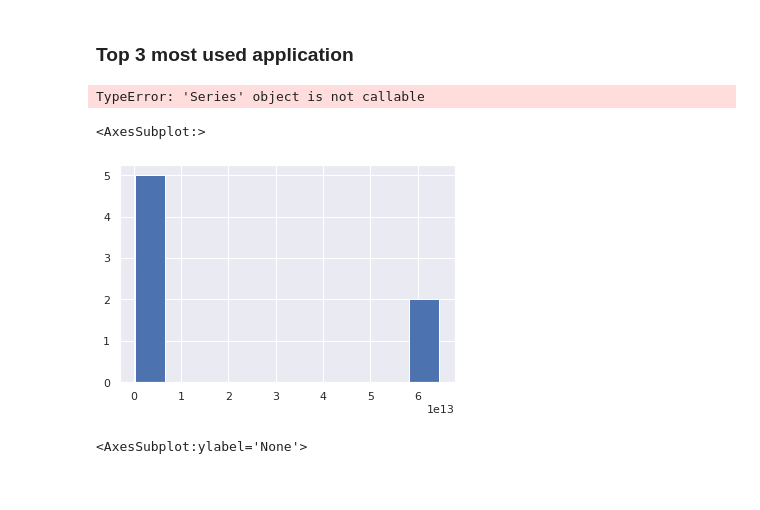
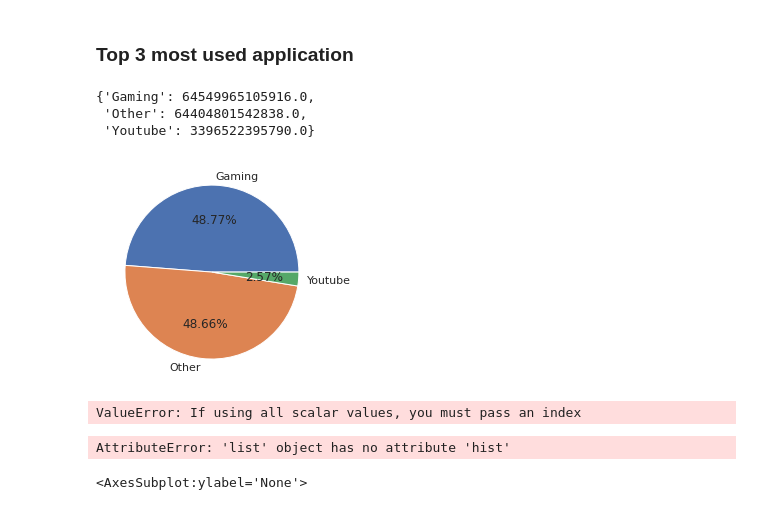
Before and after one commit to luelhagos/User-Analytics-in-the-Telecommunication-Industry, a Jupyter notebook: notebooks/final.ipynb, the cells around one changed output. Saved outputs shown, nothing was run; the diff lists cells and outputs as text; code cells hidden in the pictures.

```diff
--- a/notebooks/final.ipynb
+++ b/notebooks/final.ipynb
@@ -892,16 +892,41 @@ Top10_other_traffic.head(10)
 ### Top 3 most used application
 # %%
 all_application = data[[ 'Social Media','Google', 'Email','Youtube','Netflix','Gaming','Other']].sum()
-# %%
-all_application(3)
-# %% [output]
-TypeError: 'Series' object is not callable
+# %%
+all_ap = dict(all_application)
+all_sum = dict(sorted(all_ap.items(), key=lambda item: item[1], reverse=True))
+top3, i = {}, 0
+for k, v in all_sum.items():
+    if i == 3: break
+    i+=1
+    top3[k] = v
+top3
+# %% [output]
+{'Gaming': 64549965105916.0,
+ 'Other': 64404801542838.0,
+ 'Youtube': 3396522395790.0}
+# %%
+#Get the Keys and store them in a list
+labels = list(top3.keys())
+
+# Get the Values and store them in a list
+values = list(top3.values())
+# %%
+plt.pie(values, labels=labels, autopct='%1.2f%%')
+plt.show()
+# %% [output]
+[figure, added]
+# %%
+top3_df = pd.DataFrame(top3)
+#top3_df.plot.pie(title="Std Mark", fontsize=20,labels=label)
+my_labels
+# %% [output]
+ValueError: If using all scalar values, you must pass an index
 # %%
 #x= joined_data[''].value_counts().head(3)
-all_application.hist()
+top3.hist()
 # %% [output]
-<AxesSubplot:>
+AttributeError: 'list' object has no attribute 'hist'
-[figure, removed]
 # %%
 all_application.groupby([ 'Social Media','Google', 'Email','Youtube','Netflix','Gaming','Other']).sum().plot(kind='pie', \
                                             figsize=(15,10))
```
